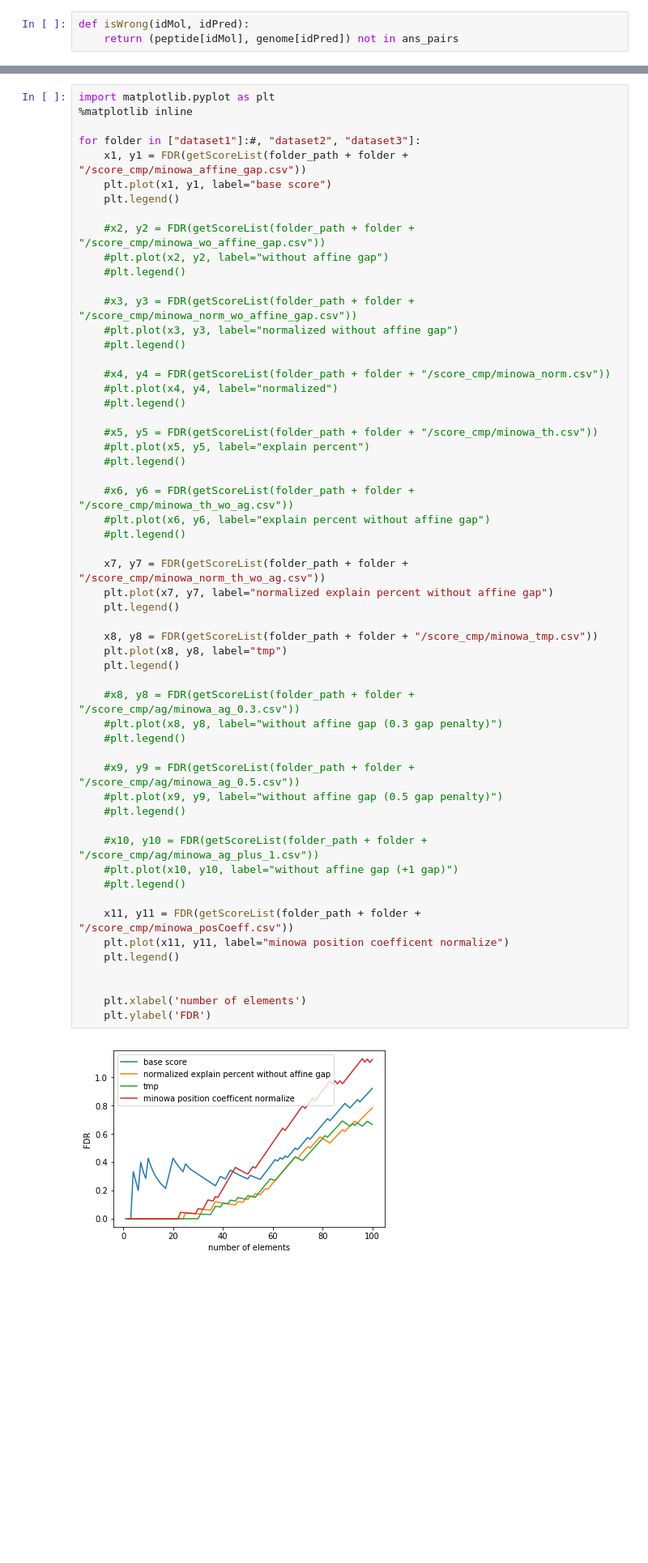
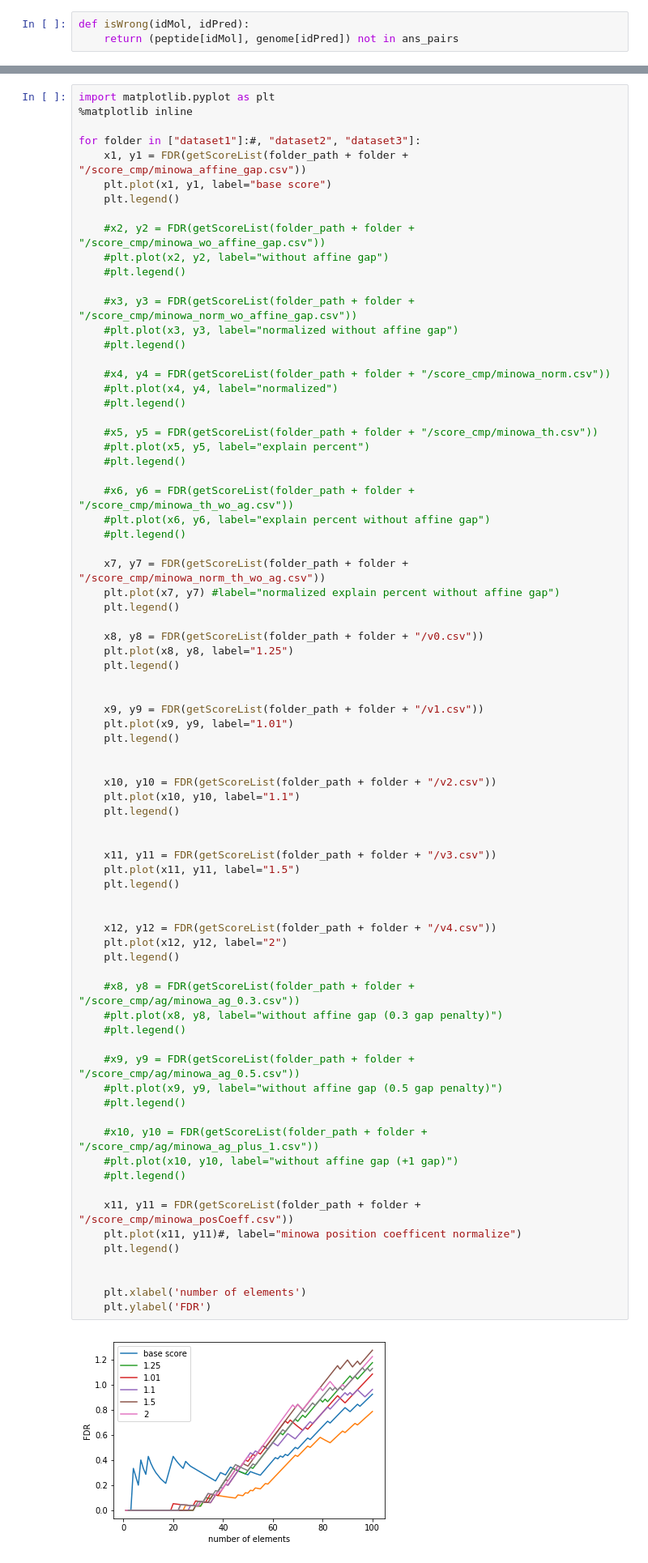
Before and after one commit to ablab/nerpa, a Jupyter notebook: scripts/res_compare.ipynb, the cells around one changed output, grey strips where cells are left out. Shown at 81% size. Saved outputs shown, nothing was run; the diff lists cells and outputs as text; blank space fills up the shorter version.

```diff
--- a/scripts/res_compare.ipynb
+++ b/scripts/res_compare.ipynb
@@ -293,38 +296,58 @@ for folder in ["dataset1"]:#, "dataset2", "dataset3"]:
     #plt.legend()
 
     #x6, y6 = FDR(getScoreList(folder_path + folder + "/score_cmp/minowa_th_wo_ag.csv"))
     #plt.plot(x6, y6, label="explain percent without affine gap")
     #plt.legend()
 
     x7, y7 = FDR(getScoreList(folder_path + folder + "/score_cmp/minowa_norm_th_wo_ag.csv"))
-    plt.plot(x7, y7, label="normalized explain percent without affine gap")
+    plt.plot(x7, y7) #label="normalized explain percent without affine gap")
     plt.legend()
 
-    x8, y8 = FDR(getScoreList(folder_path + folder + "/score_cmp/minowa_tmp.csv"))
-    plt.plot(x8, y8, label="tmp")
+    x8, y8 = FDR(getScoreList(folder_path + folder + "/v0.csv"))
+    plt.plot(x8, y8, label="1.25")
+    plt.legend()
+
+
+    x9, y9 = FDR(getScoreList(folder_path + folder + "/v1.csv"))
+    plt.plot(x9, y9, label="1.01")
+    plt.legend()
+
+
+    x10, y10 = FDR(getScoreList(folder_path + folder + "/v2.csv"))
+    plt.plot(x10, y10, label="1.1")
+    plt.legend()
+
+
+    x11, y11 = FDR(getScoreList(folder_path + folder + "/v3.csv"))
+    plt.plot(x11, y11, label="1.5")
+    plt.legend()
+
+
+    x12, y12 = FDR(getScoreList(folder_path + folder + "/v4.csv"))
+    plt.plot(x12, y12, label="2")
     plt.legend()
 
     #x8, y8 = FDR(getScoreList(folder_path + folder + "/score_cmp/ag/minowa_ag_0.3.csv"))
     #plt.plot(x8, y8, label="without affine gap (0.3 gap penalty)")
     #plt.legend()
 
     #x9, y9 = FDR(getScoreList(folder_path + folder + "/score_cmp/ag/minowa_ag_0.5.csv"))
     #plt.plot(x9, y9, label="without affine gap (0.5 gap penalty)")
     #plt.legend()
 
     #x10, y10 = FDR(getScoreList(folder_path + folder + "/score_cmp/ag/minowa_ag_plus_1.csv"))
     #plt.plot(x10, y10, label="without affine gap (+1 gap)")
     #plt.legend()
 
     x11, y11 = FDR(getScoreList(folder_path + folder + "/score_cmp/minowa_posCoeff.csv"))
-    plt.plot(x11, y11, label="minowa position coefficent normalize")
+    plt.plot(x11, y11)#, label="minowa position coefficent normalize")
     plt.legend()
 
 
     plt.xlabel('number of elements')
     plt.ylabel('FDR')
 # %% [output]
-[figure, old version]
+[figure, new version]
 # %%
 import matplotlib.pyplot as plt
 %matplotlib inline
```
Also changed, not shown: parts of 2 cells of this notebook, 5 other files.
